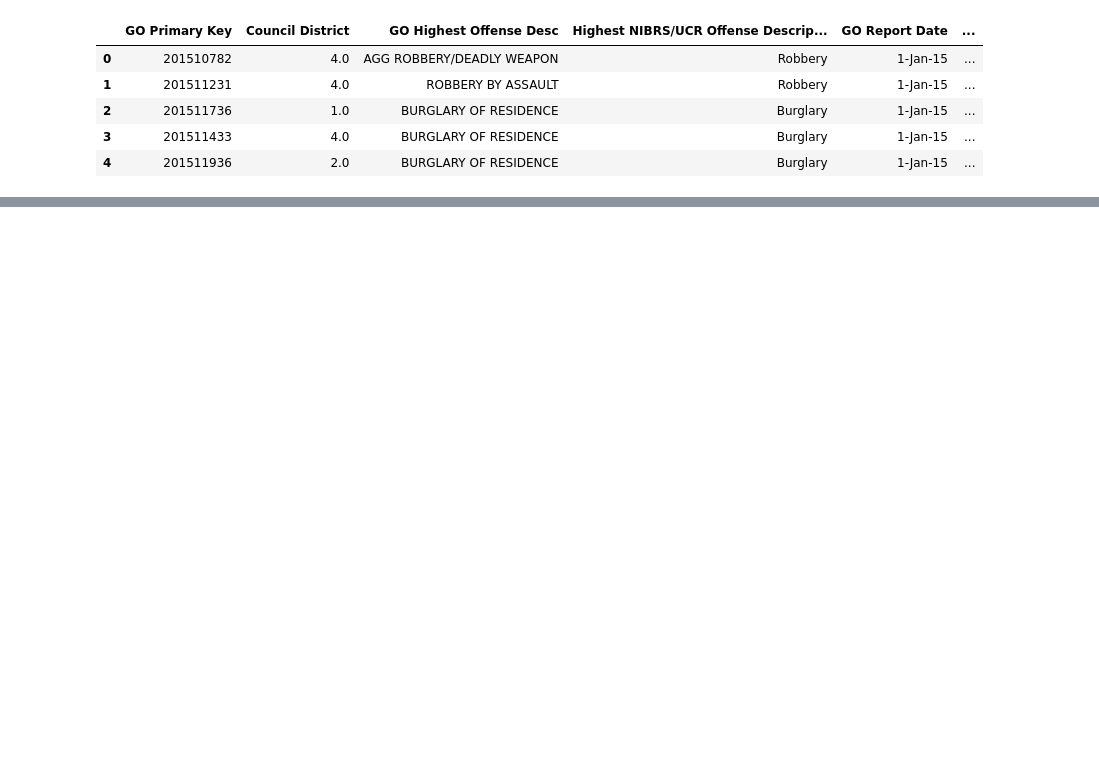
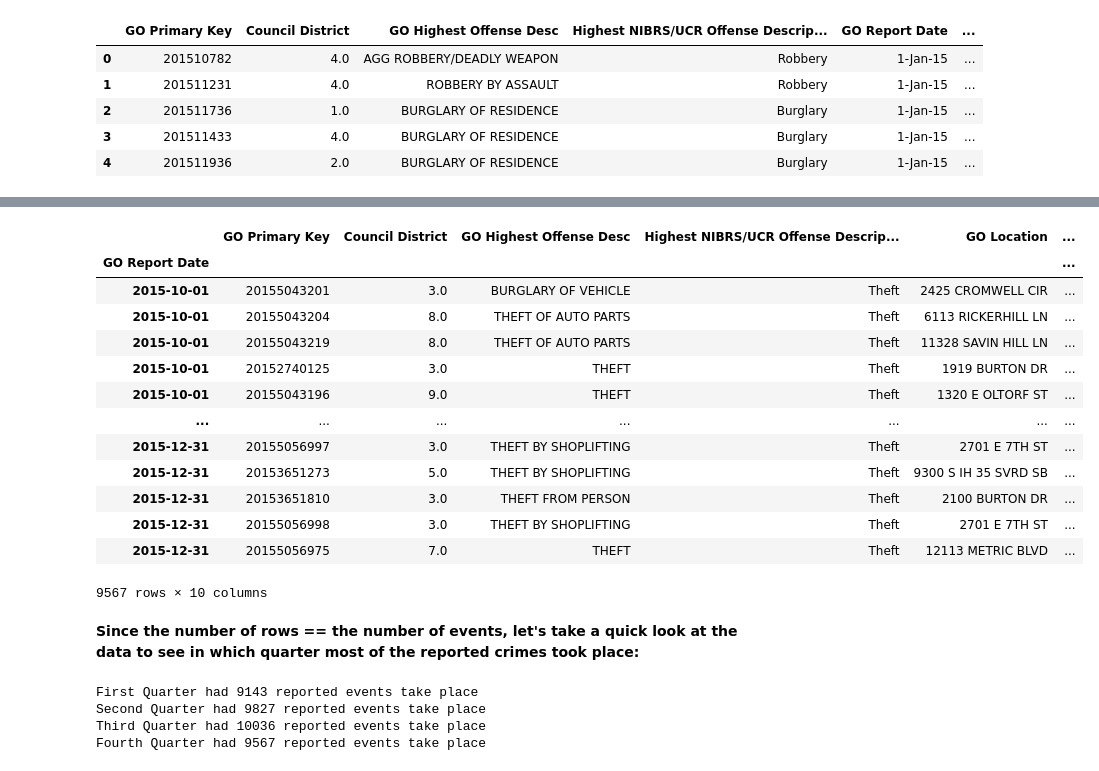
Before and after one commit to nickjoseph210/Crime_Time, a Jupyter notebook: Crime_Time_Acquire.ipynb, the cells around one changed output, grey strips where cells are left out. Saved outputs shown, nothing was run; the diff lists cells and outputs as text; code cells hidden in the pictures; blank space fills up the shorter version.

Commit message:
Initial notes and data acquisition.

```diff
--- a/Crime_Time_Acquire.ipynb
+++ b/Crime_Time_Acquire.ipynb
@@ -208,0 +293,36 @@ df.head()
+# %%
+# Return all rows from Fourth Quarter, Oct 1 - December 31
+
+df.loc["2015-10-01":"2015-12-31"]
+# %% [output]
+|  | GO Primary Key | Council District | GO Highest Offense Desc | Highest NIBRS/UCR Offense Descrip... | GO Location | ... |
+| GO Report Date |  |  |  |  |  | ... |
+| 2015-10-01 | 20155043201 | 3.0 | BURGLARY OF VEHICLE | Theft | 2425 CROMWELL CIR | ... |
+| 2015-10-01 | 20155043204 | 8.0 | THEFT OF AUTO PARTS | Theft | 6113 RICKERHILL LN | ... |
+| 2015-10-01 | 20155043219 | 8.0 | THEFT OF AUTO PARTS | Theft | 11328 SAVIN HILL LN | ... |
+| 2015-10-01 | 20152740125 | 3.0 | THEFT | Theft | 1919 BURTON DR | ... |
+| 2015-10-01 | 20155043196 | 9.0 | THEFT | Theft | 1320 E OLTORF ST | ... |
+| ... | ... | ... | ... | ... | ... | ... |
+| 2015-12-31 | 20155056997 | 3.0 | THEFT BY SHOPLIFTING | Theft | 2701 E 7TH ST | ... |
+| 2015-12-31 | 20153651273 | 5.0 | THEFT BY SHOPLIFTING | Theft | 9300 S IH 35 SVRD SB | ... |
+| 2015-12-31 | 20153651810 | 3.0 | THEFT FROM PERSON | Theft | 2100 BURTON DR | ... |
+| 2015-12-31 | 20155056998 | 3.0 | THEFT BY SHOPLIFTING | Theft | 2701 E 7TH ST | ... |
+| 2015-12-31 | 20155056975 | 7.0 | THEFT | Theft | 12113 METRIC BLVD | ... |
+9567 rows × 10 columns
+# %% [markdown]
+**Since the number of rows == the number of events, let's take a quick look at the data to see in which quarter most of the reported crimes took place:**
+# %%
+q1 = df.loc["2015-01-01":"2015-03-31"]
+q2 = df.loc["2015-04-01":"2015-06-30"]
+q3 = df.loc["2015-07-01":"2015-09-30"]
+q4 = df.loc["2015-10-01":"2015-12-31"]
+
+print(f"First Quarter had {q1.shape[0]} reported events take place")
+print(f"Second Quarter had {q2.shape[0]} reported events take place")
+print(f"Third Quarter had {q3.shape[0]} reported events take place")
+print(f"Fourth Quarter had {q4.shape[0]} reported events take place")
+# %% [output]
+First Quarter had 9143 reported events take place
+Second Quarter had 9827 reported events take place
+Third Quarter had 10036 reported events take place
+Fourth Quarter had 9567 reported events take place
```
Also changed, not shown: parts of 12 cells of this notebook.
